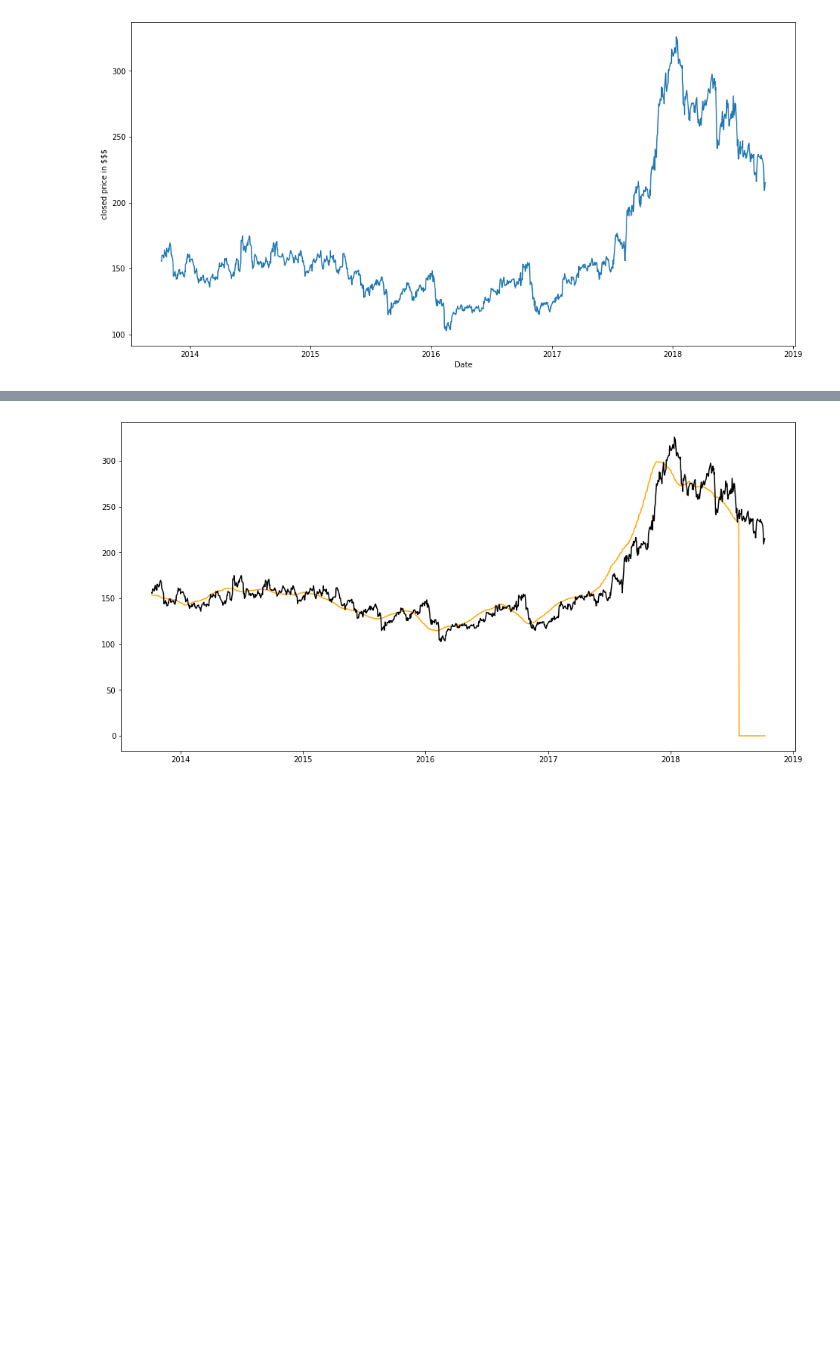
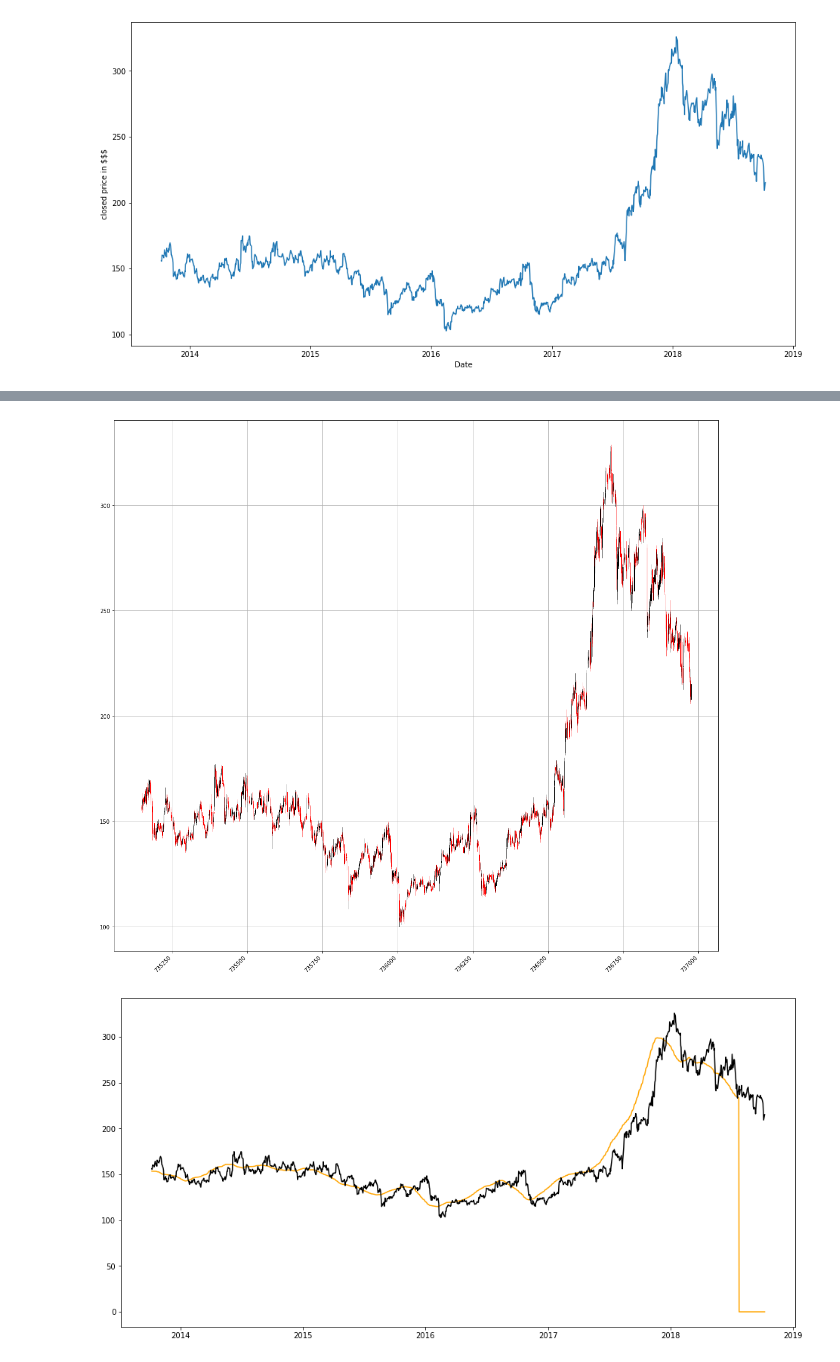
Before and after one commit to ashleetiw/stock_market_prediction, a Jupyter notebook: prediction_methods.ipynb, the cells around one changed output, grey strips where cells are left out. Drawn from its saved outputs; the diff is of its cells as text; code cells hidden in the pictures; blank space fills up the shorter version.

Commit message:
added more plot

```diff
--- a/prediction_methods.ipynb
+++ b/prediction_methods.ipynb
@@ -6,7 +6,7 @@ import matplotlib.pyplot as plt
 from matplotlib.pylab import rcParams
 rcParams['figure.figsize']=20,20
 # %%
-df=pd.read_csv(r'/home/ashlee/jupyter_notebook/stock_data.csv',index_col='Date',parse_dates=True)
+df=pd.read_csv(r'/home/ashlee/jupyter_notebook/stock_market_prediction/stock_data.csv',index_col='Date',parse_dates=True)
 df.head()
 # %% [output]
 |  | Open | High | Low | Last | Close | Total Trade Quantity | Turnover (Lacs) |
@@ -61,3 +71,97 @@ plt.savefig('Closedata.png')
+# %%
+from matplotlib.dates import DateFormatter, WeekdayLocator,\
+    DayLocator, MONDAY
+from mplfinance.original_flavor import candlestick_ohlc
+import matplotlib.dates as mdates
+
+
+def pandas_candlestick_ohlc(dat, stick = "day", otherseries = None):
+    """
+    :param dat: pandas DataFrame object with datetime64 index, and float columns "Open", "High", "Low", and "Close", likely created via DataReader from "yahoo"
+    :param stick: A string or number indicating the period of time covered by a single candlestick. Valid string inputs include "day", "week", "month", and "year", ("day" default), and any numeric input indicates the number of trading days included in a period
+    :param otherseries: An iterable that will be coerced into a list, containing the columns of dat that hold other series to be plotted as lines
+
+    This will show a Japanese candlestick plot for stock data stored in dat, also plotting other series if passed.
+    """
+    mondays = WeekdayLocator(MONDAY)        # major ticks on the mondays
+    alldays = DayLocator()              # minor ticks on the days
+    dayFormatter = DateFormatter('%d')      # e.g., 12
+
+    # Create a new DataFrame which includes OHLC data for each period specified by stick input
+    transdat = dat.loc[:,["Open", "High", "Low", "Close"]]
+    if (type(stick) == str):
+        if stick == "day":
+            plotdat = transdat
+            stick = 1 # Used for plotting
+        elif stick in ["week", "month", "year"]:
+            if stick == "week":
+                transdat["week"] = pd.to_datetime(transdat.index).map(lambda x: x.isocalendar()[1]) # Identify weeks
+            elif stick == "month":
+                transdat["month"] = pd.to_datetime(transdat.index).map(lambda x: x.month) # Identify months
+            transdat["year"] = pd.to_datetime(transdat.index).map(lambda x: x.isocalendar()[0]) # Identify years
+            grouped = transdat.groupby(list(set(["year",stick]))) # Group by year and other appropriate variable
+            plotdat = pd.DataFrame({"Open": [], "High": [], "Low": [], "Close": []}) # Create empty data frame containing what will be plotted
+            for name, group in grouped:
+                plotdat = plotdat.append(pd.DataFrame({"Open": group.iloc[0,0],
+                                            "High": max(group.High),
+                                            "Low": min(group.Low),
+                                            "Close": group.iloc[-1,3]},
+                                           index = [group.index[0]]))
+            if stick == "week": stick = 5
+            elif stick == "month": stick = 30
+            elif stick == "year": stick = 365
+
+    elif (type(stick) == int and stick >= 1):
+        transdat["stick"] = [np.floor(i / stick) for i in range(len(transdat.index))]
+        grouped = transdat.groupby("stick")
+        plotdat = pd.DataFrame({"Open": [], "High": [], "Low": [], "Close": []}) # Create empty data frame containing what will be plotted
+        for name, group in grouped:
+            plotdat = plotdat.append(pd.DataFrame({"Open": group.iloc[0,0],
+                                        "High": max(group.High),
+                                        "Low": min(group.Low),
+                                        "Close": group.iloc[-1,3]},
+                                       index = [group.index[0]]))
+
+    else:
+        raise ValueError('Valid inputs to argument "stick" include the strings "day", "week", "month", "year", or a positive integer')
+
+
+#     Set plot parameters, including the axis object ax used for plotting
+    fig, ax = plt.subplots()
+    fig.subplots_adjust(bottom=0.2)
+#     if plotdat.index[-1] - plotdat.index[0] < pd.Timedelta('730 days'):
+#         weekFormatter = DateFormatter('%b %d')  # e.g., Jan 12
+#         ax.xaxis.set_major_locator(mondays)
+#         ax.xaxis.set_minor_locator(alldays)
+#     else:
+#         weekFormatter = DateFormatter('%b %d, %Y')
+#     ax.xaxis.set_major_formatter(weekFormatter)
+
+#     ax.xaxis.set_major_locator(mdates.HourLocator(byhour=[0,1]))
+
+    ax.grid(True)
+
+    # Create the candelstick chart
+    candlestick_ohlc(ax, list(zip(list(mdates.date2num(plotdat.index.tolist())), plotdat["Open"].tolist(), plotdat["High"].tolist(),
+                      plotdat["Low"].tolist(), plotdat["Close"].tolist())),
+                      colorup = "black", colordown = "red", width = stick * .4)
+
+    # Plot other series (such as moving averages) as lines
+    if otherseries != None:
+        if type(otherseries) != list:
+            otherseries = [otherseries]
+        dat.loc[:,otherseries].plot(ax = ax, lw = 1.3, grid = True)
+
+#     ax.xaxis_date()
+    ax.autoscale_view()
+    plt.setp(plt.gca().get_xticklabels(), rotation=45, horizontalalignment='right')
+    plt.savefig('alldataplot.png')
+    plt.show()
+
+
+pandas_candlestick_ohlc(df)
+# %% [output]
+[figure, added]
 # %%
 # method 1 : Moving average
 
```
Also changed, not shown: parts of 1 cell of this notebook, 1 other file.
